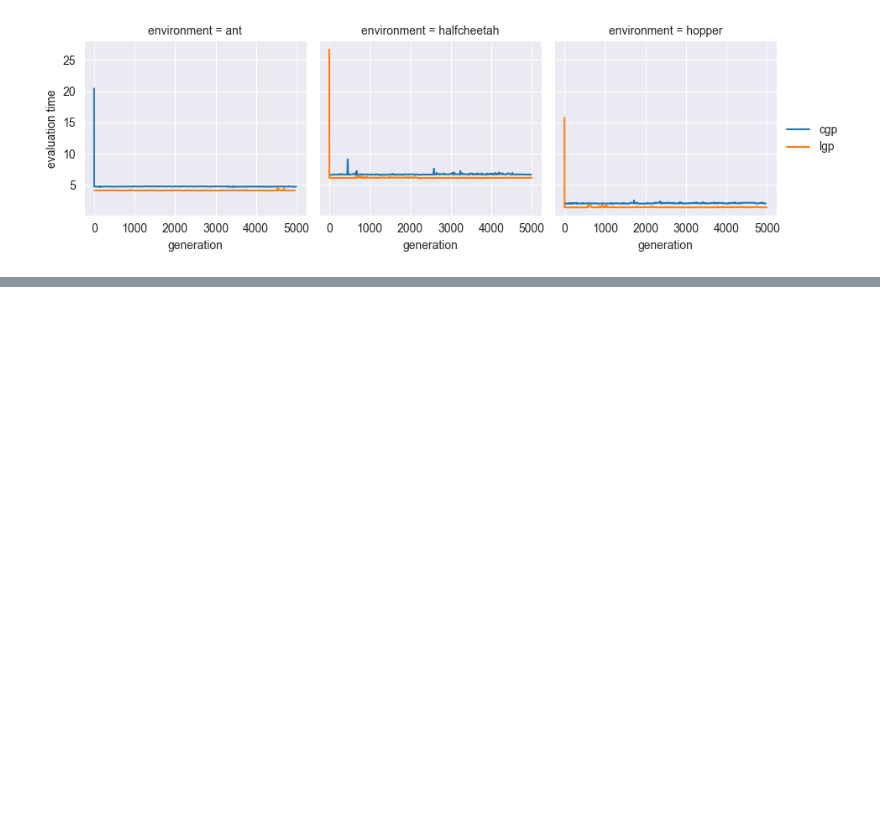
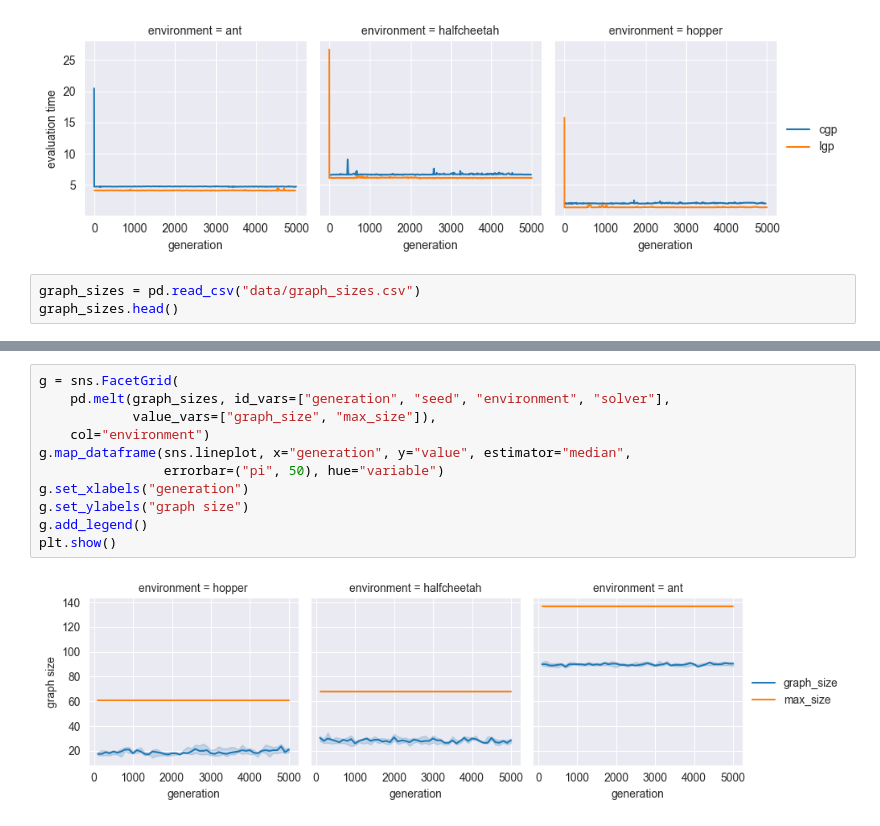
Before and after one commit to giorgia-nadizar/cgpax, a Jupyter notebook: analysis/analysis.ipynb, the cells around one changed output, grey strips where cells are left out. Drawn from its saved outputs; the diff is of its cells as text; blank space fills up the shorter version.

Commit message:
Graph size analysis updated.

```diff
--- a/analysis/analysis.ipynb
+++ b/analysis/analysis.ipynb
@@ -32,3 +32,6 @@ g.add_legend()
 plt.show()
 # %% [output]
 [figure]
+# %%
+graph_sizes = pd.read_csv("data/graph_sizes.csv")
+graph_sizes.head()
@@ -34,0 +45,13 @@ plt.show()
+# %%
+g = sns.FacetGrid(
+    pd.melt(graph_sizes, id_vars=["generation", "seed", "environment", "solver"],
+            value_vars=["graph_size", "max_size"]),
+    col="environment")
+g.map_dataframe(sns.lineplot, x="generation", y="value", estimator="median",
+                errorbar=("pi", 50), hue="variable")
+g.set_xlabels("generation")
+g.set_ylabels("graph size")
+g.add_legend()
+plt.show()
+# %% [output]
+[figure, added]
```
Also changed, not shown: parts of 1 cell of this notebook.
